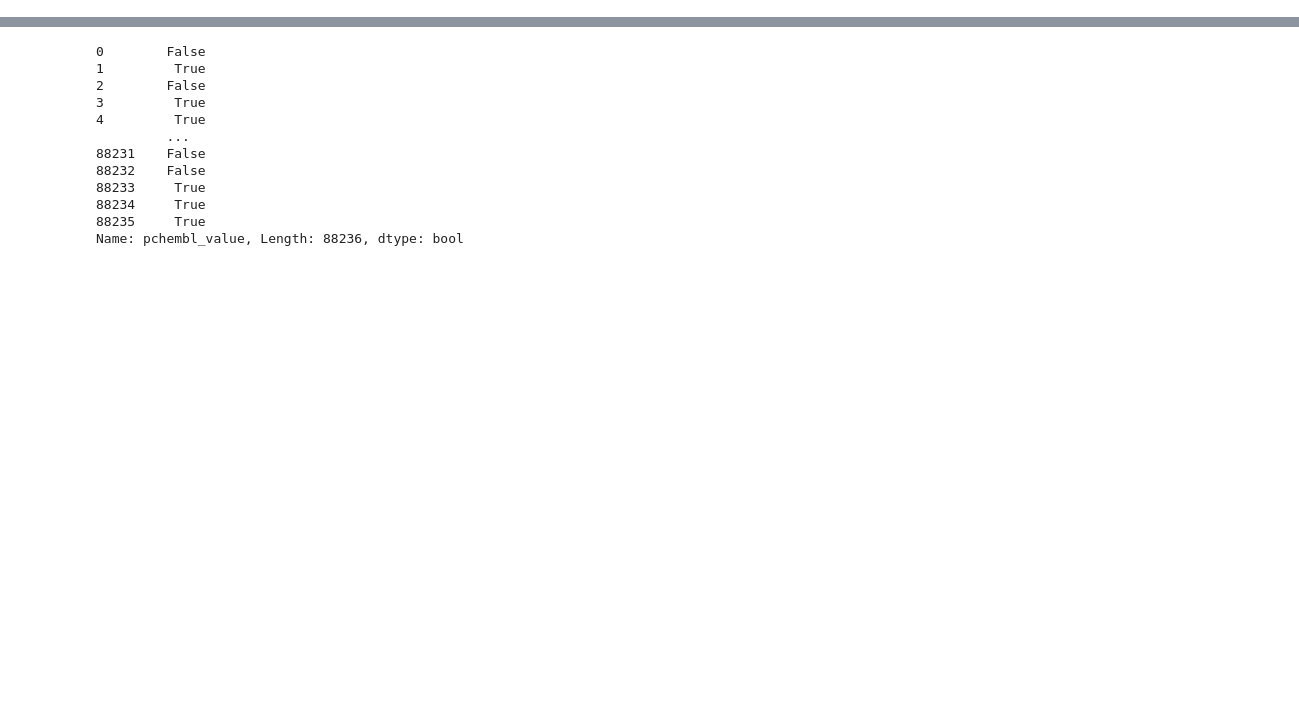
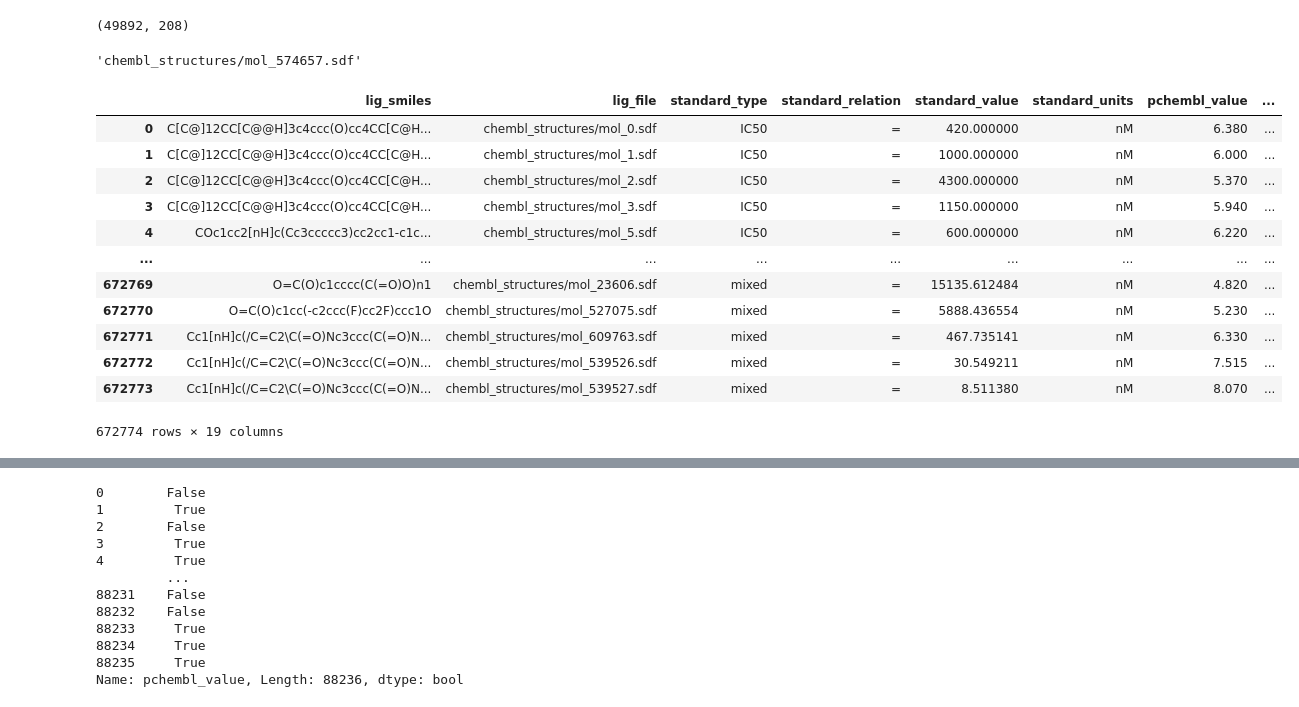
Before and after one commit to molecularmodelinglab/bigbind, a Jupyter notebook: notebooks/playground.ipynb, the cells around one changed output, grey strips where cells are left out. Drawn from its saved outputs; the diff is of its cells as text; code cells hidden in the pictures; blank space fills up the shorter version.

```diff
--- a/notebooks/playground.ipynb
+++ b/notebooks/playground.ipynb
@@ -33,0 +120,25 @@ big_clusters = get_clusters(cfg, pocket2rep_rec, probis_scores, z_cutoff=3.0)
+# %%
+max(list(enumerate(act_df.lig_smiles.str.len())), key=lambda x: x[1])
+# %% [output]
+(49892, 208)
+# %%
+act_df.lig_file[49892]
+# %% [output]
+'chembl_structures/mol_574657.sdf'
+# %%
+train_activities = pd.read_csv(cfg["bigbind_folder"] + "/activities_train.csv")
+train_activities
+# %% [output]
+|  | lig_smiles | lig_file | standard_type | standard_relation | standard_value | standard_units | pchembl_value | ... |
+| 0 | C[C@]12CC[C@@H]3c4ccc(O)cc4CC[C@H... | chembl_structures/mol_0.sdf | IC50 | = | 420.000000 | nM | 6.380 | ... |
+| 1 | C[C@]12CC[C@@H]3c4ccc(O)cc4CC[C@H... | chembl_structures/mol_1.sdf | IC50 | = | 1000.000000 | nM | 6.000 | ... |
+| 2 | C[C@]12CC[C@@H]3c4ccc(O)cc4CC[C@H... | chembl_structures/mol_2.sdf | IC50 | = | 4300.000000 | nM | 5.370 | ... |
+| 3 | C[C@]12CC[C@@H]3c4ccc(O)cc4CC[C@H... | chembl_structures/mol_3.sdf | IC50 | = | 1150.000000 | nM | 5.940 | ... |
+| 4 | COc1cc2[nH]c(Cc3ccccc3)cc2cc1-c1c... | chembl_structures/mol_5.sdf | IC50 | = | 600.000000 | nM | 6.220 | ... |
+| ... | ... | ... | ... | ... | ... | ... | ... | ... |
+| 672769 | O=C(O)c1cccc(C(=O)O)n1 | chembl_structures/mol_23606.sdf | mixed | = | 15135.612484 | nM | 4.820 | ... |
+| 672770 | O=C(O)c1cc(-c2ccc(F)cc2F)ccc1O | chembl_structures/mol_527075.sdf | mixed | = | 5888.436554 | nM | 5.230 | ... |
+| 672771 | Cc1[nH]c(/C=C2\C(=O)Nc3ccc(C(=O)N... | chembl_structures/mol_609763.sdf | mixed | = | 467.735141 | nM | 6.330 | ... |
+| 672772 | Cc1[nH]c(/C=C2\C(=O)Nc3ccc(C(=O)N... | chembl_structures/mol_539526.sdf | mixed | = | 30.549211 | nM | 7.515 | ... |
+| 672773 | Cc1[nH]c(/C=C2\C(=O)Nc3ccc(C(=O)N... | chembl_structures/mol_539527.sdf | mixed | = | 8.511380 | nM | 8.070 | ... |
+672774 rows × 19 columns
```
Also changed, not shown: parts of 16 cells of this notebook, 9 other files.
